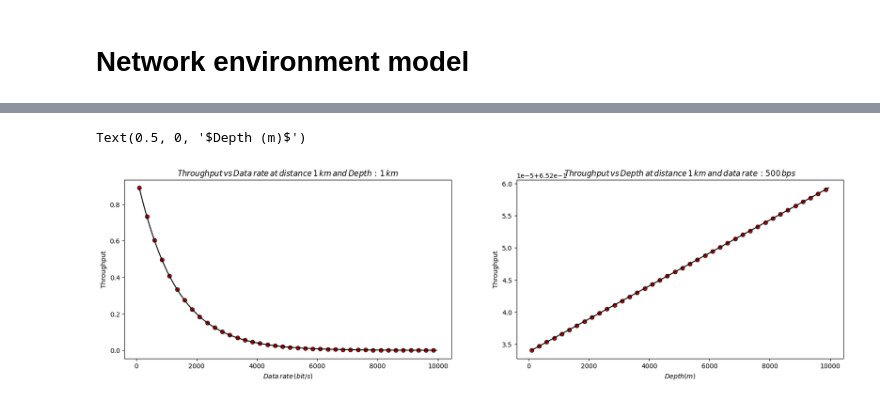
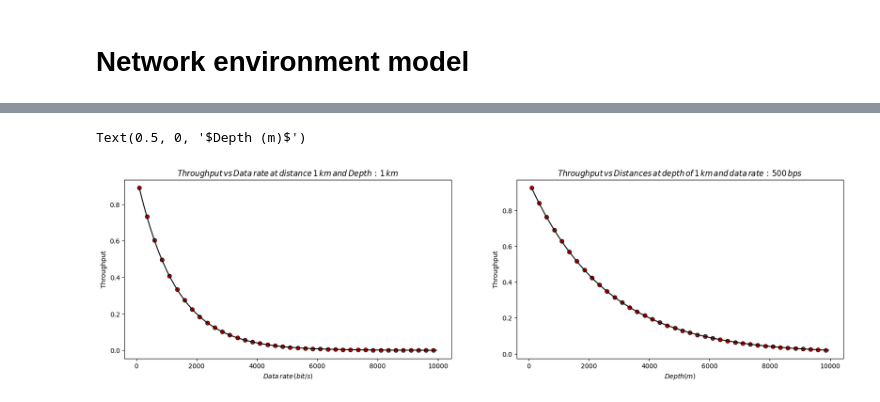
Before and after one commit to BiggusMaximus/Multi-Hop-Q-Learning-LEACH, a Jupyter notebook: code/main.ipynb, the cells around one changed output, grey strips where cells are left out. Drawn from its saved outputs; the diff is of its cells as text; code cells hidden in the pictures.

```diff
--- a/code/main.ipynb
+++ b/code/main.ipynb
@@ -709,35 +709,35 @@ Paths : []
 # %%
 BPS = [i for i in range(100, 10000, 50)]
 DEPTH = [i for i in range(100, 10000, 50)]
 
 throughput_data_BPS = []
 for i in BPS:
     t_transmission =  ((kd * 8)/i) + ((kc * 8)/i) + (((kc + N) * 8)/i)
     a = ratio_delay(1000, 1000)
     throughput_data_BPS.append(throughput(a))
 
 throughput_data_depth = []
 for i in DEPTH:
     t_transmission =  ((kd * 8)/data_rate) + ((kc * 8)/data_rate) + (((kc + N) * 8)/data_rate)
-    a = ratio_delay(i, 1000)
+    a = ratio_delay(1000, i)
     throughput_data_depth.append(throughput(a))
 
 fig, ax = plt.subplots(1, 2, figsize=(20,5))
 ax[0].plot(BPS, throughput_data_BPS, color='k')
 ax[0].scatter(BPS[::5], throughput_data_BPS[::5], marker='o', edgecolor='k', color='r')
 ax[0].set_title(r'$Throughput\,vs\,Data \,rate\,at\,distance \,1 \,km \,and \,Depth \,: \,1 \,km$')
 ax[0].set_ylabel(r'Throughput')
 ax[0].set_xlabel(r'$Data \,rate \,(bit/s)$')
 
 ax[1].plot(BPS, throughput_data_depth, color='k')
 ax[1].scatter(BPS[::5], throughput_data_depth[::5], marker='o', edgecolor='k', color='r')
 
-ax[1].set_title(r'$Throughput\,vs\,Depth\,at\,distance \,1 \,km \,and \,data \,rate \,: \,500 \,bps$')
+ax[1].set_title(r'$Throughput\,vs\,Distances\,at\,depth \,of \,1 \,km \,and \,data \,rate \,: \,500 \,bps$')
 ax[1].set_ylabel(r'Throughput')
 ax[1].set_xlabel(r'$Depth (m)$')
 # %% [output]
 Text(0.5, 0, '$Depth (m)$')
-[figure, old version]
+[figure, new version]
 # %%
 throughput_data_depth
 # %% [output]
```
Also changed, not shown: parts of 1 cell of this notebook, 1 other file.
